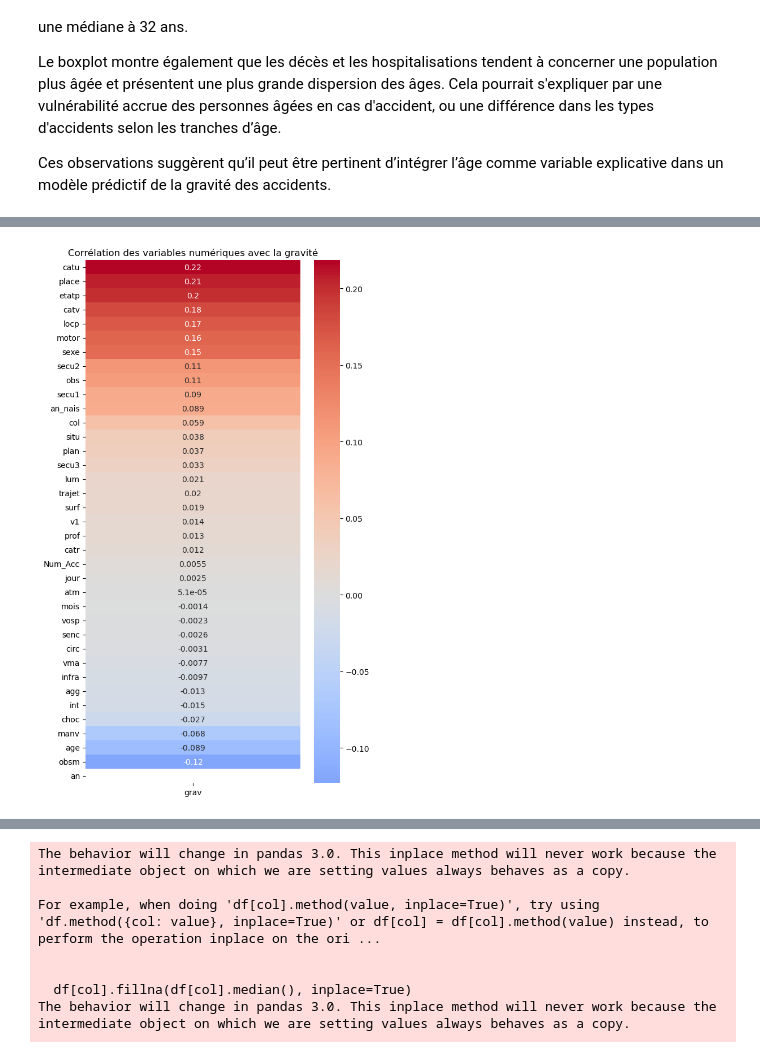
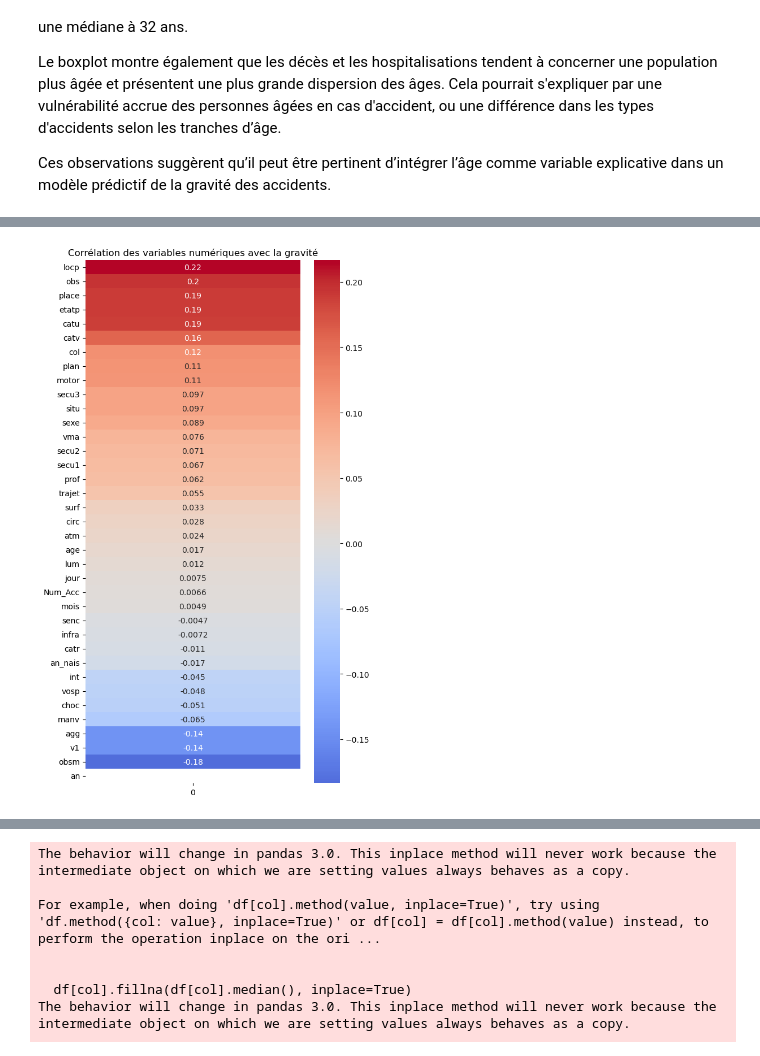
Before and after one commit to OmarELMAMOUNE/Omar-El-Mamoune-CA, a Jupyter notebook: projet stage CA/notebook projet.ipynb, the cells around one changed output, grey strips where cells are left out. Cells and saved outputs as stored; diff of their text form; code cells hidden in the pictures.

```diff
--- a/projet stage CA/notebook projet.ipynb
+++ b/projet stage CA/notebook projet.ipynb
@@ -267,9 +315,9 @@ plt.show()
 sex_map = {1: 'Homme', 2: 'Femme'}
 grav_map = {
     1: 'Indemne',
-    2: 'Tué',
+    2: 'Blessé léger',
     3: 'Blessé hospitalisé',
-    4: 'Blessé léger'
+    4: 'Tué'
 }
 
 # Appliquer le mapping
@@ -339,21 +587,21 @@ Ces observations suggèrent qu’il peut être pertinent d’intégrer l’âge
+# %%
+df['grav_num'] = pd.to_numeric(df['grav'], errors='coerce')
 # %%
-# Sélection des colonnes numériques
-numeric_cols = df.select_dtypes(include=['int64', 'float64']).columns
+# ajoute grav_num à numeric_cols si besoin
+numeric_cols = df.select_dtypes(include=['number']).columns
 
-# Matrice de corrélation
-corr_matrix = df[numeric_cols].corr()
+corr_with_grav = df[numeric_cols] \
+    .corrwith(df['grav_num']) \
+    .sort_values(ascending=False) \
+    .drop('grav_num')
 
-# Trier les variables selon leur corrélation avec 'grav'
-corr_with_grav = corr_matrix['grav'].sort_values(ascending=False).drop('grav')
-
-# Affichage en heatmap
 plt.figure(figsize=(6,10))
 sns.heatmap(corr_with_grav.to_frame(), annot=True, cmap='coolwarm', center=0)
 plt.title("Corrélation des variables numériques avec la gravité")
 plt.tight_layout()
 plt.show()
 # %% [output]
-[figure, old version]
+[figure, new version]
 # %%
 print(df.columns)
 # %% [output]
```
Also changed, not shown: parts of 18 cells of this notebook.
